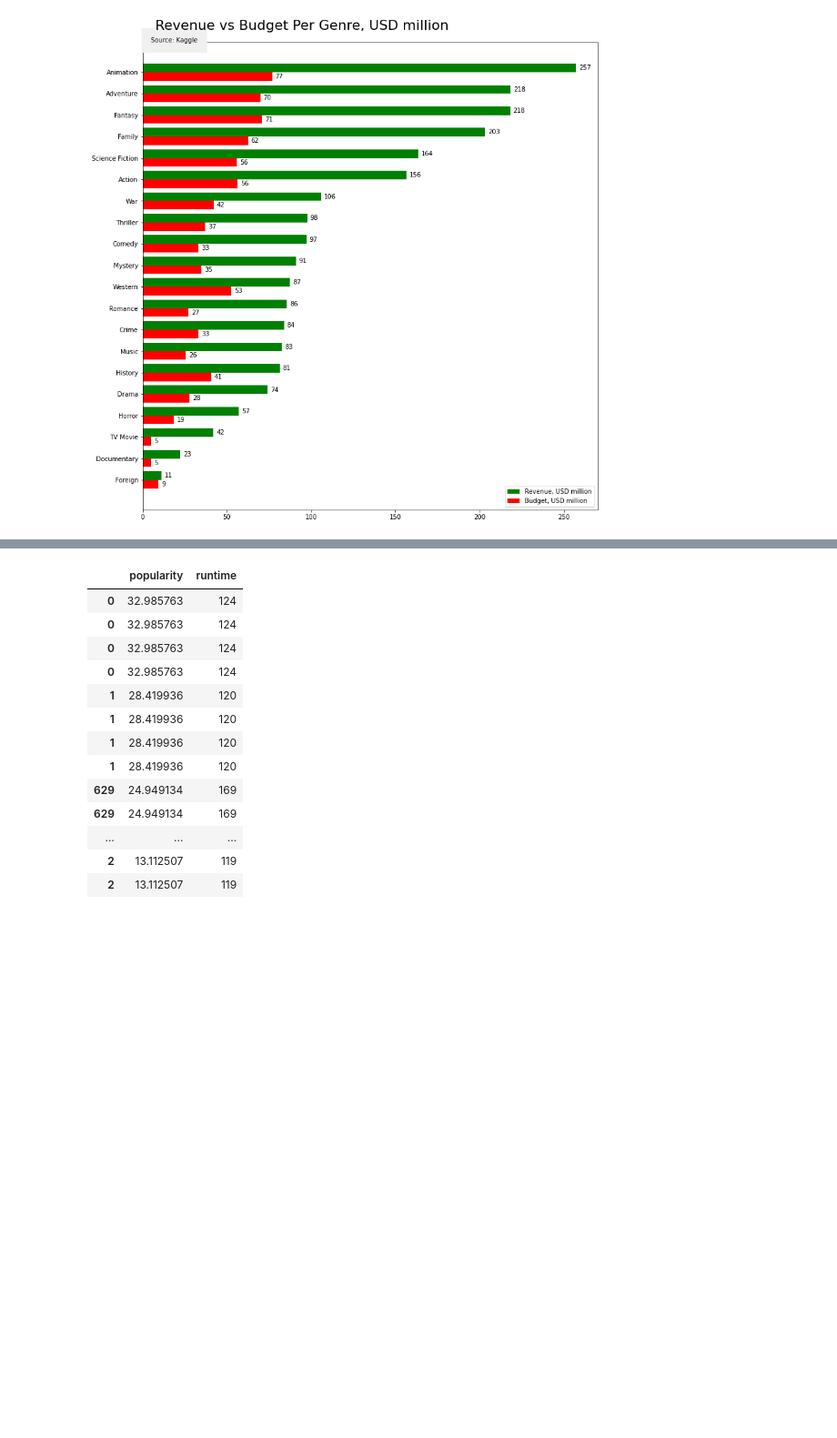
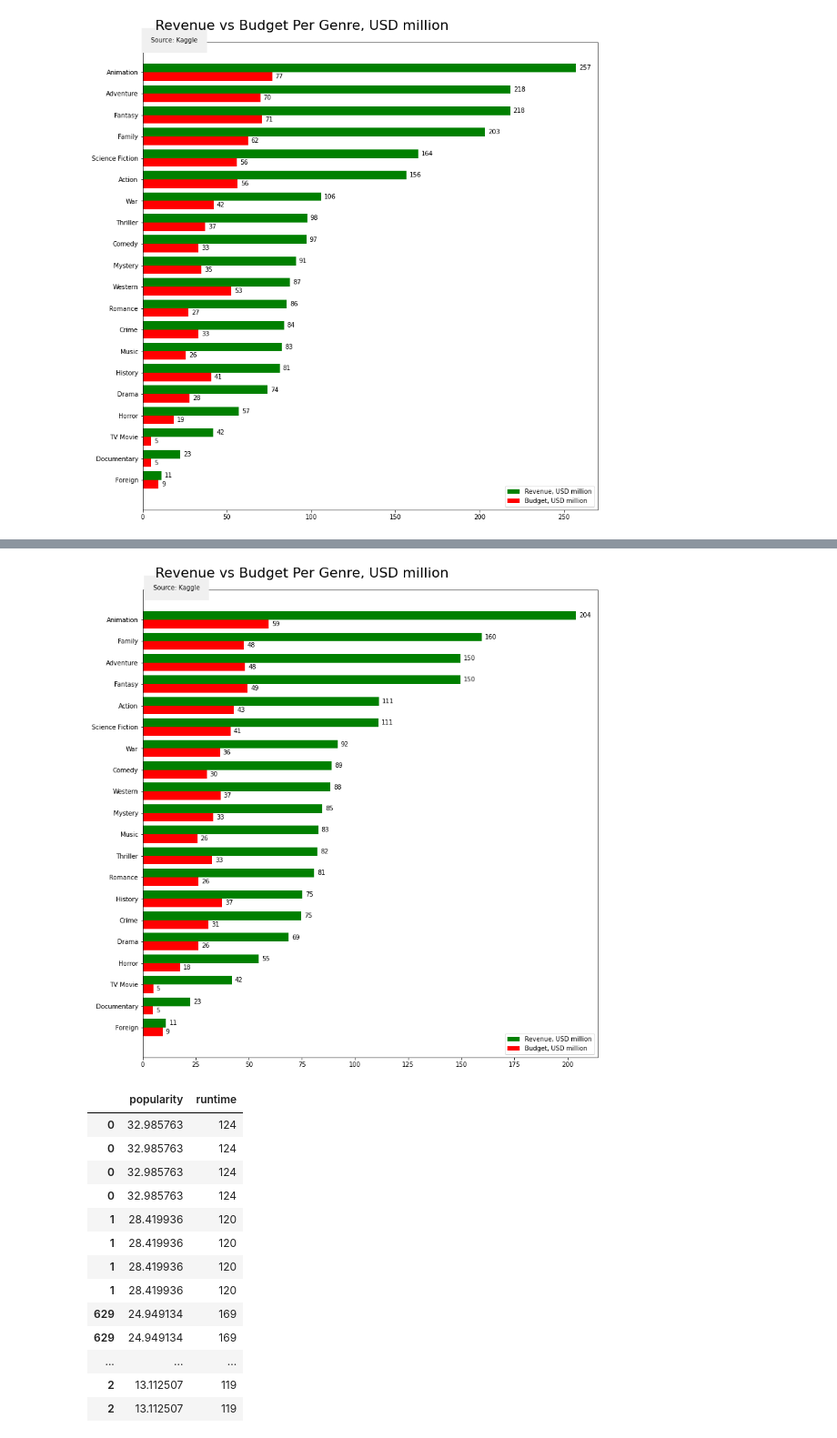
Before and after one commit to krbendol/movie_analysis_Microsoft, a Jupyter notebook: cleaning_of_data.ipynb, the cells around one changed output, grey strips where cells are left out. Shown at 91% size. Cells and saved outputs as stored; diff of their text form; code cells hidden in the pictures; blank space fills up the shorter version.

```diff
--- a/cleaning_of_data.ipynb
+++ b/cleaning_of_data.ipynb
@@ -296,6 +296,6 @@ plt.yticks(np.arange(min(y), max(y)+1, 1.0));
 [figure]
 # %%
 df_temp = df_temp[(np.abs(stats.zscore(df_temp['budget'])) < 3)]
-df_temp = df_temp([np.abs(stats.zscore(df_temp['budget'])) > -3])
+df_temp = df_temp[(np.abs(stats.zscore(df_temp['budget'])) > -3)]
 df_temp.head()
 # %% [output]
@@ -302,0 +308,4 @@ TypeError: 'DataFrame' object is not callable
+# %%
+df_averages_nsd = df_temp.groupby(['genres']).mean()
+df_budget_rev_nsd = (df_averages_nsd[["budget","revenue"]]/1000000).sort_values(['revenue'], ascending = True)
+df_budget_rev_nsd
@@ -303,3 +331,66 @@ TypeError: 'DataFrame' object is not callable
+# %%
+first_bar = df_budget_rev_nsd['revenue']
+first_bar_label = 'Revenue, USD million'
+first_bar_color = 'green'
+second_bar = df_budget_rev_nsd['budget']
+second_bar_label = 'Budget, USD million'
+second_bar_color = 'red'
+labels = df_budget_rev_nsd.index
+width = 0.4  # the width of the bars
+plot_title = 'Revenue vs Budget Per Genre, USD million'
+title_size = 22
+subtitle = 'Source: Kaggle'
+df_budget_rev_nsd.sort_values(by='revenue', inplace=True, ascending=True)
+fig, ax = plt.subplots(figsize=(16,12))
+plt.tight_layout() #make the bars neater
+
+# Plot double bars
+y = np.arange(len(labels))  # Label locations
+ax.barh(y + width/2, first_bar, width, label=first_bar_label, color=first_bar_color)
+ax.barh(y - width/2, second_bar, width, label=second_bar_label, color=second_bar_color)
+
+# Format ticks
+ax.xaxis.set_major_formatter(mpl.ticker.StrMethodFormatter('{x:,.0f}'))
+
+# Set title
+title = plt.title(plot_title, pad=20, fontsize=title_size)
+title.set_position([.35, 1])
+
+# Adjust subplots
+plt.subplots_adjust(left=0.35, top=0.9)
+
+# Set subtitle
+tform = ax.get_xaxis_transform()
+ann = ax.annotate(subtitle, xy=(5, 1), xycoords=tform, bbox=dict(boxstyle='square, pad=1.5', fc='#f0f0f0', ec='none'))
+
+# Create labels
+rects = ax.patches
+for rect in rects:
+    # Get X and Y placement of label from rect.
+    x_value = rect.get_width()
+    y_value = rect.get_y() + rect.get_height() / 2
+    space = 5
+    ha = 'left'
+    if x_value < 0:
+        space *= -1
+        ha = 'right'
+    label = '{:,.0f}'.format(x_value)
+    plt.annotate(
+        label,
+        (x_value, y_value),
+        xytext=(space, 0),
+        textcoords='offset points',
+        va='center',
+        ha=ha)
+
+# Set y-labels and legend
+ax.set_yticklabels(labels)
+ax.legend()
+
+# To show each y-label, not just even ones
+plt.yticks(np.arange(min(y), max(y)+1, 1.0));
+# %% [output]
+[figure, added]
 # %%
 #creating pop and runtime column to get average of runtime
 top_20_pop = df_temp[['popularity','runtime']]
```
Also changed, not shown: parts of 2 cells of this notebook.
